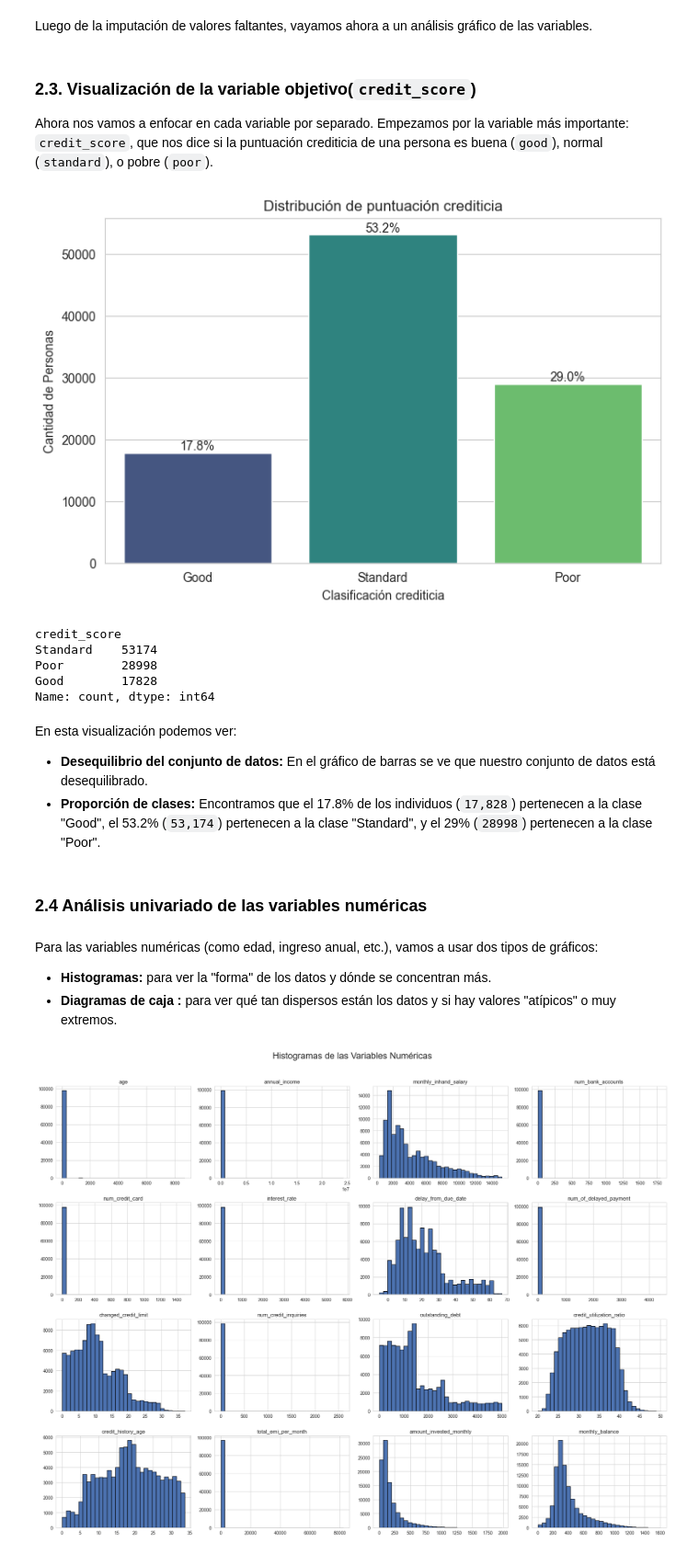
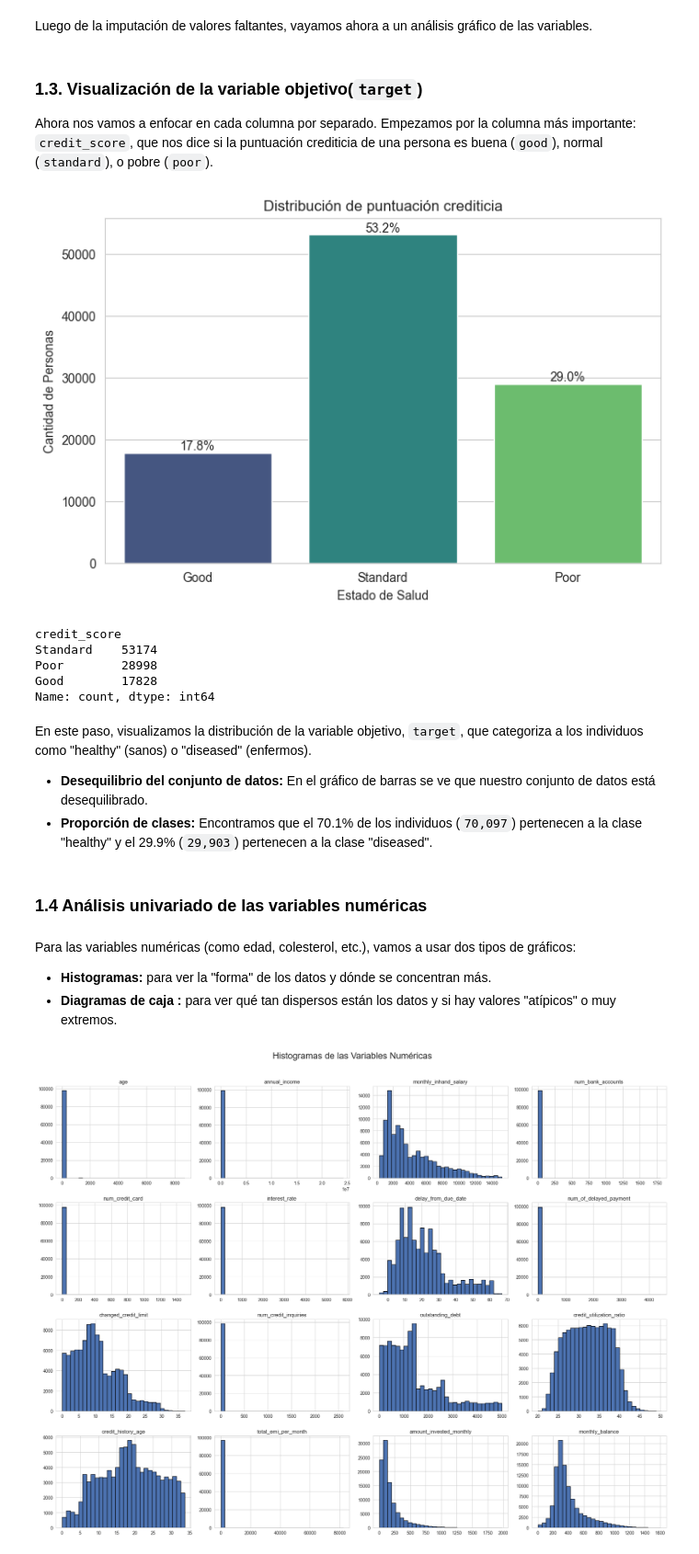
Before and after one commit to luispenaranda08/Credit-Score-Classsification-w-Machine-Learning, a Jupyter notebook: eda.ipynb, the cells around one changed output. Shown at 92% size. Cells and saved outputs as stored; diff of their text form; code cells hidden in the pictures.

```diff
--- a/eda.ipynb
+++ b/eda.ipynb
@@ -104,5 +108,5 @@ sns.set_style('whitegrid')
 plt.style.use('seaborn-v0_8-deep')
 from sklearn.preprocessing import StandardScaler, OneHotEncoder
 # %%
-df= pd.read_csv('https://raw.githubusercontent.com/luispenaranda08/Credit-Score-Classsification-w-Machine-Learning/refs/heads/Luis/train.csv')
+df= pd.read_csv('https://raw.githubusercontent.com/luispenaranda08/Integrative-Machine-Learning-Project/refs/heads/Hector/train.csv')
 # %% [markdown]
@@ -739,41 +744,41 @@ Resumen de las variables numéricas:
 # %% [markdown]
 Luego de la imputación de valores faltantes, vayamos ahora a un análisis gráfico de las variables.
 # %% [markdown]
-### 2.3. Visualización de la variable objetivo(`credit_score`)
-Ahora nos vamos a enfocar en cada variable por separado. Empezamos por la variable más importante: `credit_score`, que nos dice si la puntuación crediticia de una persona es buena (`good`), normal (`standard`), o pobre (`poor`).
+### 1.3. Visualización de la variable objetivo(`target`)
+Ahora nos vamos a enfocar en cada columna por separado. Empezamos por la columna más importante: `credit_score`, que nos dice si la puntuación crediticia de una persona es buena (`good`), normal (`standard`), o pobre (`poor`).
 # %%
 plt.figure(figsize=(8, 5))
 ax = sns.countplot(x='credit_score', data=df_final, palette='viridis')
 plt.title('Distribución de puntuación crediticia')
-plt.xlabel('Clasificación crediticia')
+plt.xlabel('Estado de Salud')
 plt.ylabel('Cantidad de Personas')
 
 total = len(df_final['credit_score'])
 for p in ax.patches:
     percentage = f'{100 * p.get_height() / total:.1f}%'
     x = p.get_x() + p.get_width() / 2
     y = p.get_height()
     ax.annotate(percentage, (x, y), ha='center', va='bottom')
 
 plt.show()
 
 print(df_final['credit_score'].value_counts())
 # %% [output]
-[figure, old version]
+[figure, new version]
 credit_score
 Standard    53174
 Poor        28998
 Good        17828
 Name: count, dtype: int64
 # %% [markdown]
-En esta visualización podemos ver:
+En este paso, visualizamos la distribución de la variable objetivo, `target`, que categoriza a los individuos como "healthy" (sanos) o "diseased" (enfermos).
 
 -   **Desequilibrio del conjunto de datos:** En el gráfico de barras se ve que nuestro conjunto de datos está desequilibrado.
--   **Proporción de clases:** Encontramos que el 17.8% de los individuos (`17,828`) pertenecen a la clase "Good", el 53.2% (`53,174`) pertenecen a la clase "Standard", y el 29% (`28998`) pertenecen a la clase "Poor".
+-   **Proporción de clases:** Encontramos que el 70.1% de los individuos (`70,097`) pertenecen a la clase "healthy" y el 29.9% (`29,903`) pertenecen a la clase "diseased".
 # %% [markdown]
-### 2.4  Análisis univariado de las variables numéricas
+### 1.4  Análisis univariado de las variables numéricas
 # %% [markdown]
-Para las variables numéricas (como edad, ingreso anual, etc.), vamos a usar dos tipos de gráficos:
+Para las variables numéricas (como edad, colesterol, etc.), vamos a usar dos tipos de gráficos:
 - **Histogramas:** para ver la "forma" de los datos y dónde se concentran más.
 - **Diagramas de caja :** para ver qué tan dispersos están los datos y si hay valores "atípicos" o muy extremos.
 # %%
```
Also changed, not shown: parts of 78 cells of this notebook, 2 other files.
